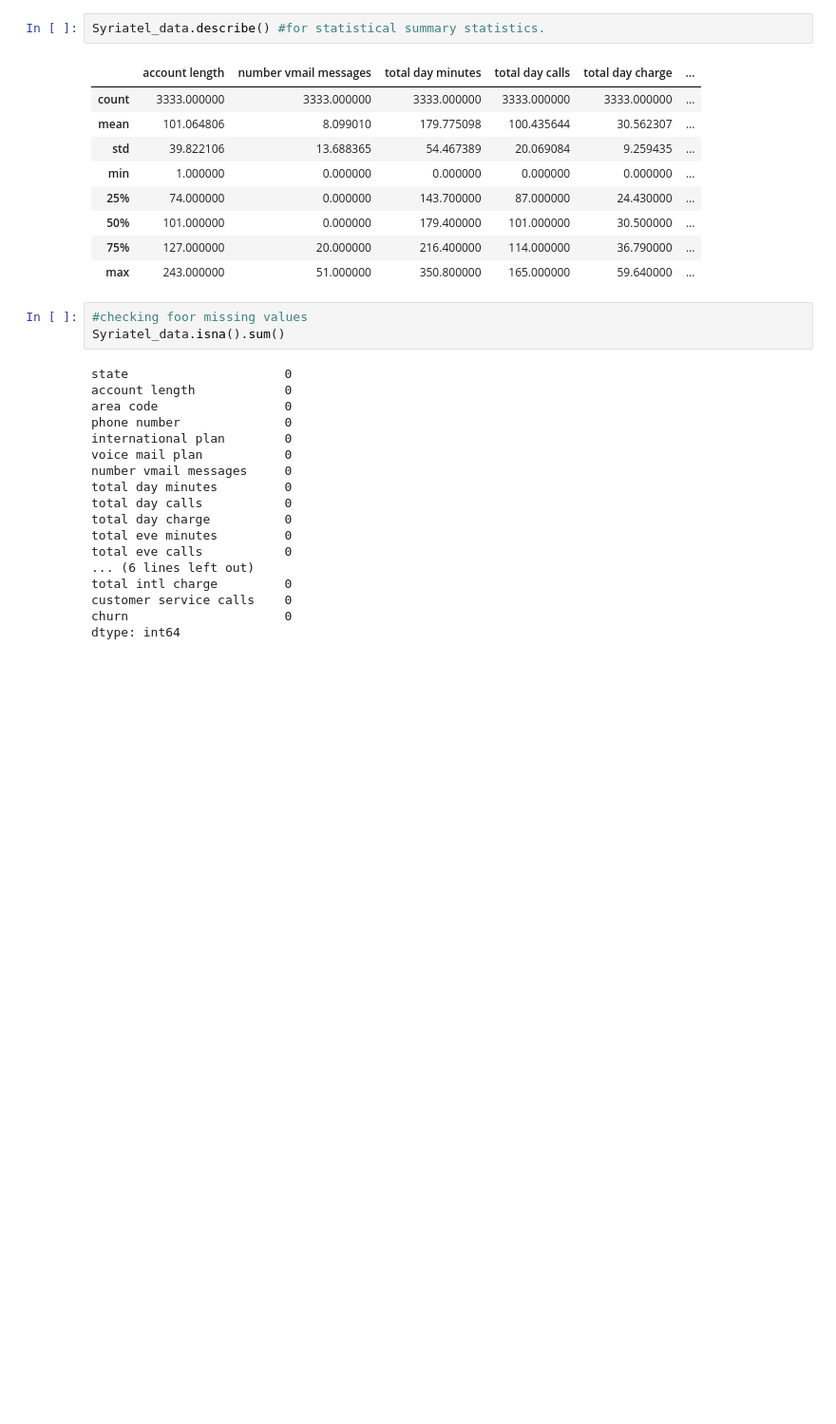
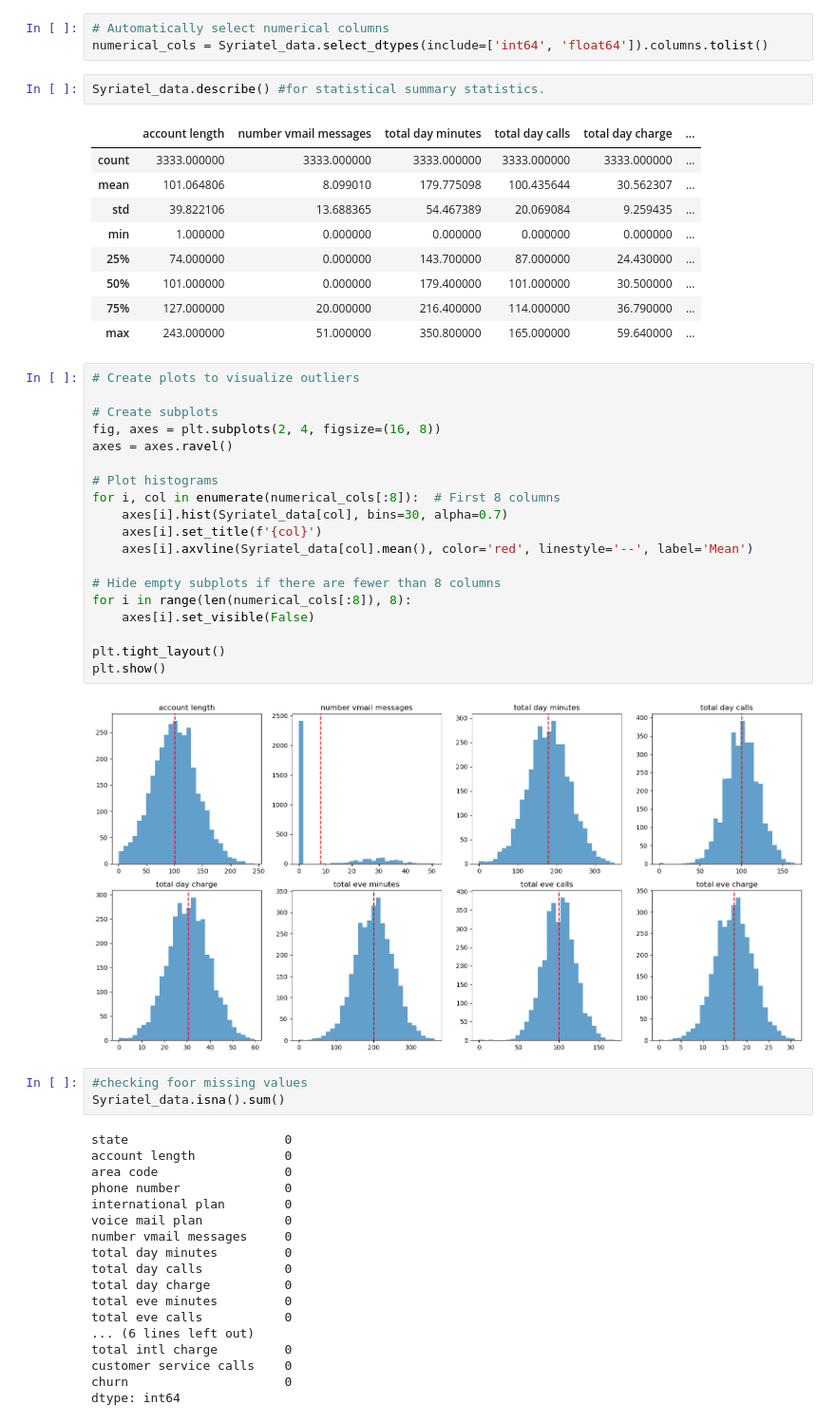
Before and after one commit to EAlmadi/Phase3_project, a Jupyter notebook: Syriatel.ipynb, the cells around one changed output. Shown at 95% size. Drawn from its saved outputs; the diff is of its cells as text; blank space fills up the shorter version.

Commit message:
Naledi (#4)
* First Commit

* First Commit

* Another commit

* Calculated Columns Added

---------

Co-authored-by: Your Name <you@example.com>

```diff
--- a/Syriatel.ipynb
+++ b/Syriatel.ipynb
@@ -141,6 +152,9 @@ Data columns (total 21 columns):
  20  churn                   3333 non-null   bool
 dtypes: bool(1), float64(8), int64(7), object(5)
 memory usage: 524.2+ KB
+# %%
+# Automatically select numerical columns
+numerical_cols = Syriatel_data.select_dtypes(include=['int64', 'float64']).columns.tolist()
 # %%
 Syriatel_data.describe() #for statistical summary statistics.
 # %% [output]
@@ -153,6 +167,27 @@ Syriatel_data.describe() #for statistical summary statistics.
 | 50% | 101.000000 | 0.000000 | 179.400000 | 101.000000 | 30.500000 | ... |
 | 75% | 127.000000 | 20.000000 | 216.400000 | 114.000000 | 36.790000 | ... |
 | max | 243.000000 | 51.000000 | 350.800000 | 165.000000 | 59.640000 | ... |
+# %%
+# Create plots to visualize outliers
+
+# Create subplots
+fig, axes = plt.subplots(2, 4, figsize=(16, 8))
+axes = axes.ravel()
+
+# Plot histograms
+for i, col in enumerate(numerical_cols[:8]):  # First 8 columns
+    axes[i].hist(Syriatel_data[col], bins=30, alpha=0.7)
+    axes[i].set_title(f'{col}')
+    axes[i].axvline(Syriatel_data[col].mean(), color='red', linestyle='--', label='Mean')
+
+# Hide empty subplots if there are fewer than 8 columns
+for i in range(len(numerical_cols[:8]), 8):
+    axes[i].set_visible(False)
+
+plt.tight_layout()
+plt.show()
+# %% [output]
+[figure, added]
 # %%
 #checking foor missing values
 Syriatel_data.isna().sum()
```
Also changed, not shown: parts of 23 cells of this notebook, 3 other files.
